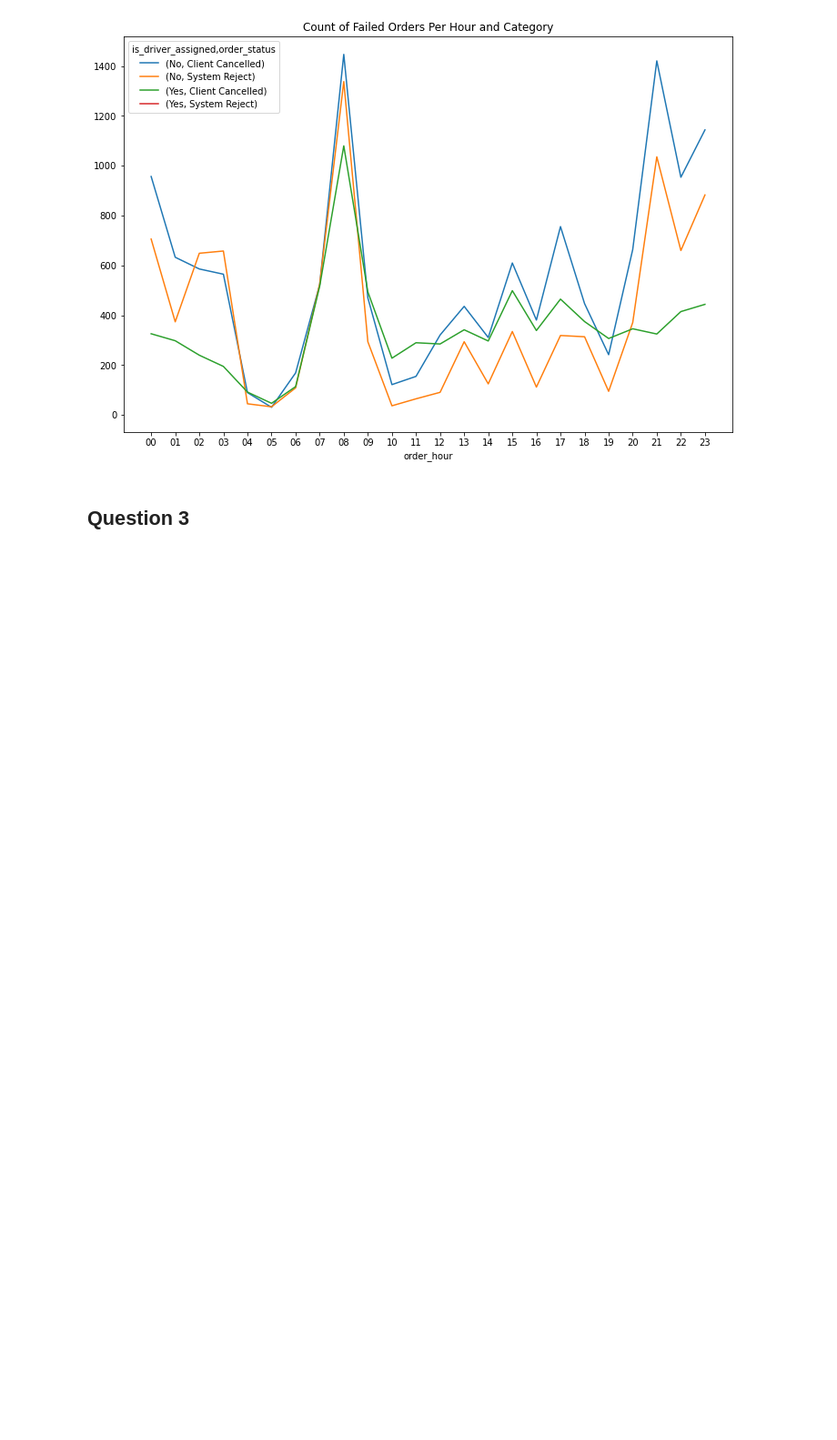
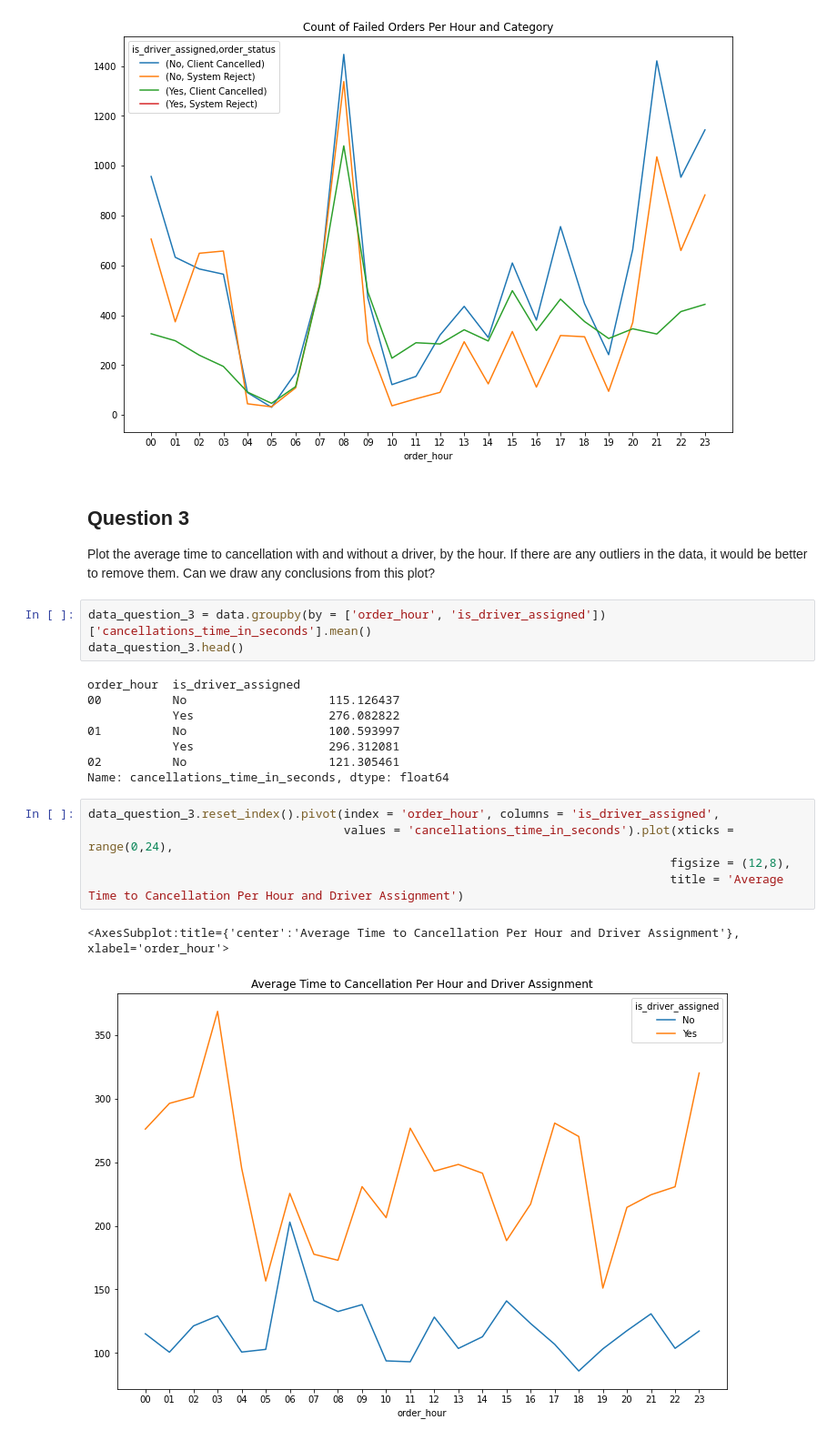
Before and after one commit to tugceturkkal/Data-Projects, a Jupyter notebook: Insights from Failed Orders.ipynb, the cells around one changed output. Shown at 91% size. Drawn from its saved outputs; the diff is of its cells as text; blank space fills up the shorter version.

Commit message:
Insights from Failed Orders

```diff
--- a/Insights from Failed Orders.ipynb
+++ b/Insights from Failed Orders.ipynb
@@ -162,3 +162,23 @@ data_question_2.reset_index().pivot(index = 'order_hour', columns = ['is_driver_
 [figure]
 # %% [markdown]
 ## Question 3
+Plot the average time to cancellation with and without a driver, by the hour. If there are any outliers in the data, it would be better to remove them. Can we draw any conclusions from this plot?
+# %%
+data_question_3 = data.groupby(by = ['order_hour', 'is_driver_assigned'])['cancellations_time_in_seconds'].mean()
+data_question_3.head()
+# %% [output]
+order_hour  is_driver_assigned
+00          No                    115.126437
+            Yes                   276.082822
+01          No                    100.593997
+            Yes                   296.312081
+02          No                    121.305461
+Name: cancellations_time_in_seconds, dtype: float64
+# %%
+data_question_3.reset_index().pivot(index = 'order_hour', columns = 'is_driver_assigned',
+                                    values = 'cancellations_time_in_seconds').plot(xticks = range(0,24),
+                                                                                  figsize = (12,8),
+                                                                                  title = 'Average Time to Cancellation Per Hour and Driver Assignment')
+# %% [output]
+<AxesSubplot:title={'center':'Average Time to Cancellation Per Hour and Driver Assignment'}, xlabel='order_hour'>
+[figure, added]
```
Also changed, not shown: parts of 18 cells of this notebook.
